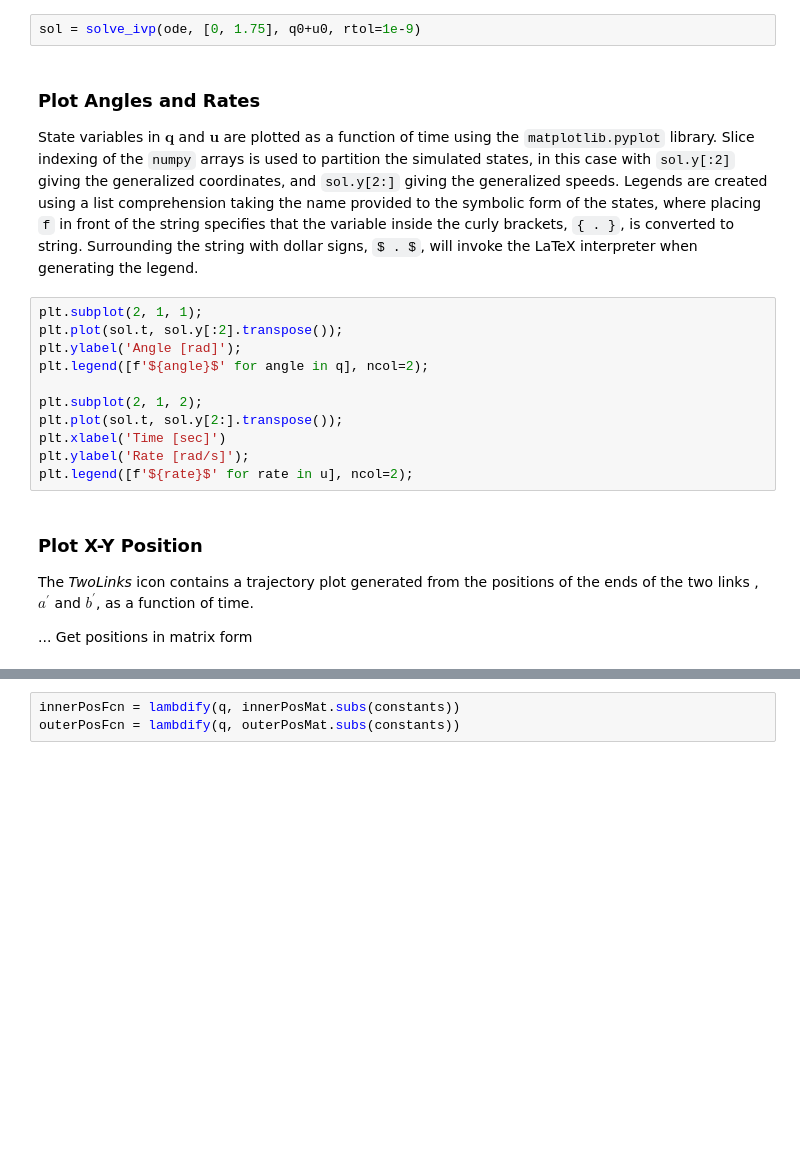
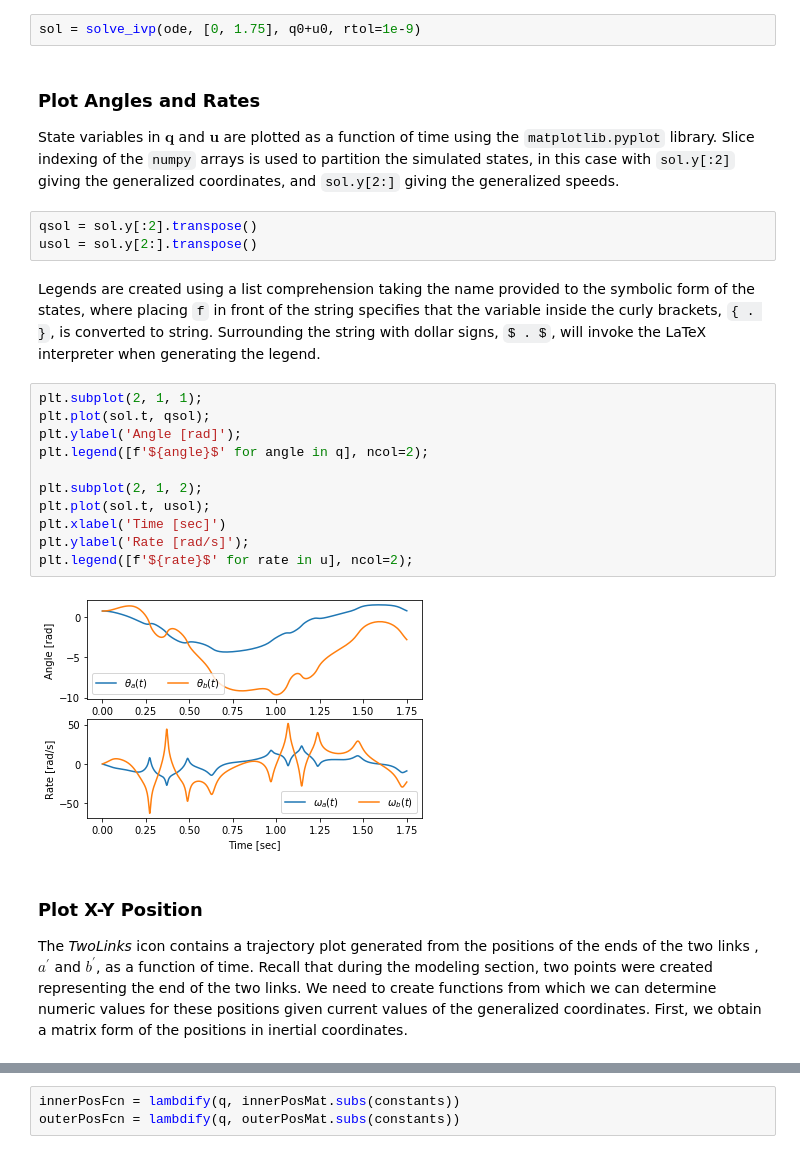
Before and after one commit to radcli14/twolinks, a Jupyter notebook: assets/notebooks/doublePendulum.ipynb, the cells around one changed output, grey strips where cells are left out. Cells and saved outputs as stored; diff of their text form; blank space fills up the shorter version.

```diff
--- a/assets/notebooks/doublePendulum.ipynb
+++ b/assets/notebooks/doublePendulum.ipynb
@@ -326,25 +371,32 @@ sol = solve_ivp(ode, [0, 1.75], q0+u0, rtol=1e-9)
 
 State variables in $\boldsymbol{q}$ and $\boldsymbol{u}$ are plotted as a function of time using the `matplotlib.pyplot` library.
 Slice indexing of the `numpy` arrays is used to partition the simulated states, in this case with `sol.y[:2]` giving the generalized coordinates, and `sol.y[2:]` giving the generalized speeds.
-Legends are created using a list comprehension taking the name provided to the symbolic form of the states, where placing `f` in front of the string specifies that the variable inside the curly brackets, `{ . }`, is converted to string.
-Surrounding the string with dollar signs, `$ . $`, will invoke the LaTeX interpreter when generating the legend.
+# %%
+qsol = sol.y[:2].transpose()
+usol = sol.y[2:].transpose()
+# %% [markdown]
+Legends are created using a list comprehension taking the name provided to the symbolic form of the states, where placing `f` in front of the string specifies that the variable inside the curly brackets, `{ . }`, is converted to string.
+Surrounding the string with dollar signs, `$ . $`, will invoke the LaTeX interpreter when generating the legend.
 # %%
 plt.subplot(2, 1, 1);
-plt.plot(sol.t, sol.y[:2].transpose());
+plt.plot(sol.t, qsol);
 plt.ylabel('Angle [rad]');
 plt.legend([f'${angle}$' for angle in q], ncol=2);
 
 plt.subplot(2, 1, 2);
-plt.plot(sol.t, sol.y[2:].transpose());
+plt.plot(sol.t, usol);
 plt.xlabel('Time [sec]')
 plt.ylabel('Rate [rad/s]');
 plt.legend([f'${rate}$' for rate in u], ncol=2);
+# %% [output]
+[figure, added]
 # %% [markdown]
 ### Plot X-Y Position
 
 The _TwoLinks_ icon contains a trajectory plot generated from the positions of the ends of the two links , $a^\prime$ and $b^\prime$, as a function of time.
-
-... Get positions in matrix form
+Recall that during the modeling section, two points were created representing the end of the two links.
+We need to create functions from which we can determine numeric values for these positions given current values of the generalized coordinates.
+First, we obtain a matrix form of the positions in inertial coordinates.
 # %%
 innerPosMat = innerEnd.pos_from(origin).to_matrix(inertial)
 outerPosMat = outerEnd.pos_from(origin).to_matrix(inertial)
```
Also changed, not shown: parts of 33 cells of this notebook.
